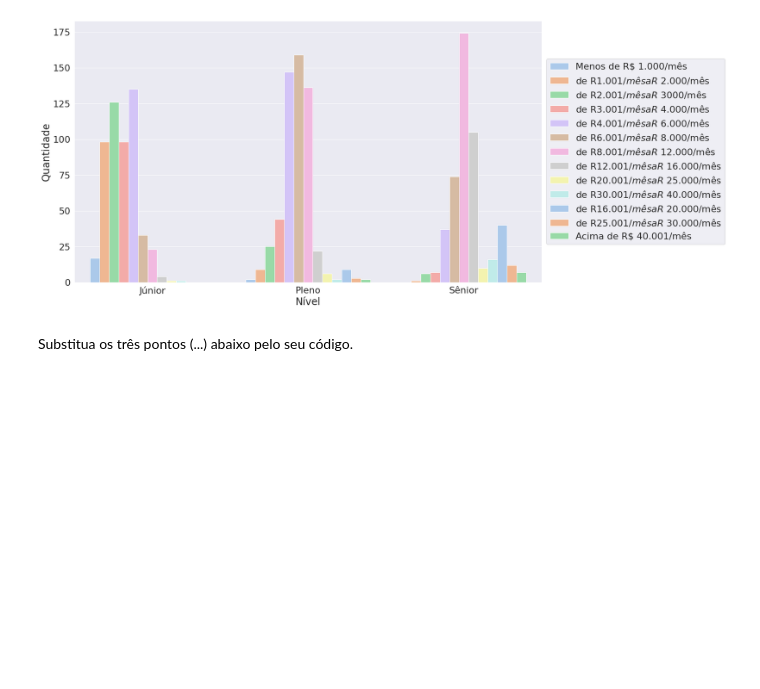
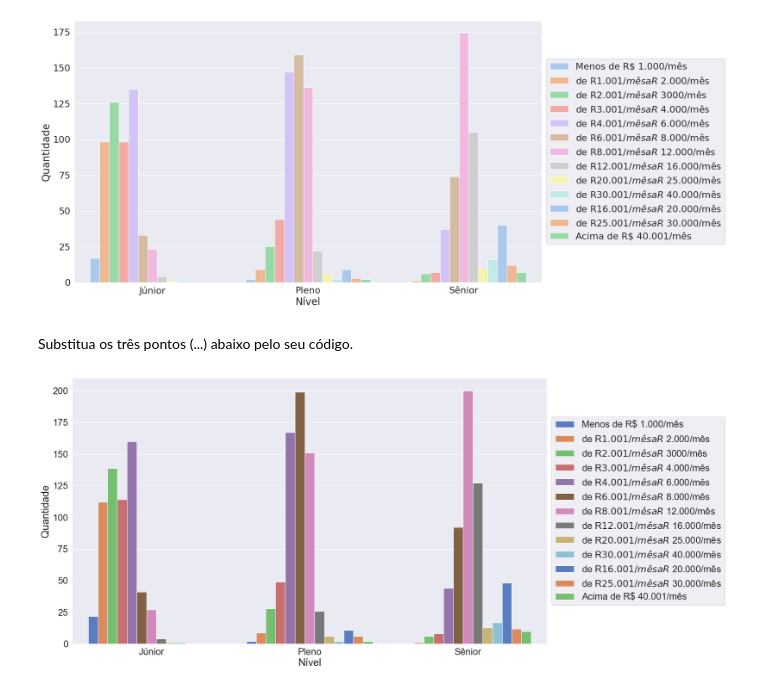
Before and after one commit to marcelo-fm/ebac-course-utils, a Jupyter notebook: notebooks/2022_04_27.ipynb, the cells around one changed output. Saved outputs shown, nothing was run; the diff lists cells and outputs as text; code cells hidden in the pictures; blank space fills up the shorter version.

```diff
--- a/notebooks/2022_04_27.ipynb
+++ b/notebooks/2022_04_27.ipynb
@@ -419,17 +630,19 @@ Substitua os três pontos (...) abaixo pelo seu código.
 # %%
 # imprime o gráfico
 plot = None
-plot = ...
+plot = sns.barplot(x='nivel', y='soma', data=report_clean_df, hue='faixa salarial', palette='muted') #...
 
 # configura o tamanho do gráfico
 plot.figure.set_figwidth(20)
 plot.figure.set_figheight(11.5)
 
 plot.legend(loc='center left', bbox_to_anchor=(1, 0.5))
 
 # configura o título do gráfico e dos eixos
 plot.set_xlabel('Quantidade de pessoas por nível por faixa salarial');
 plot.set_xlabel('Nível');
 plot.set_ylabel('Quantidade');
 
-sns.set(font_scale=2)
+#sns.set(font_scale=2) #já escalonado
+# %% [output]
+[figure, added]
```
Also changed, not shown: parts of 26 cells of this notebook.
